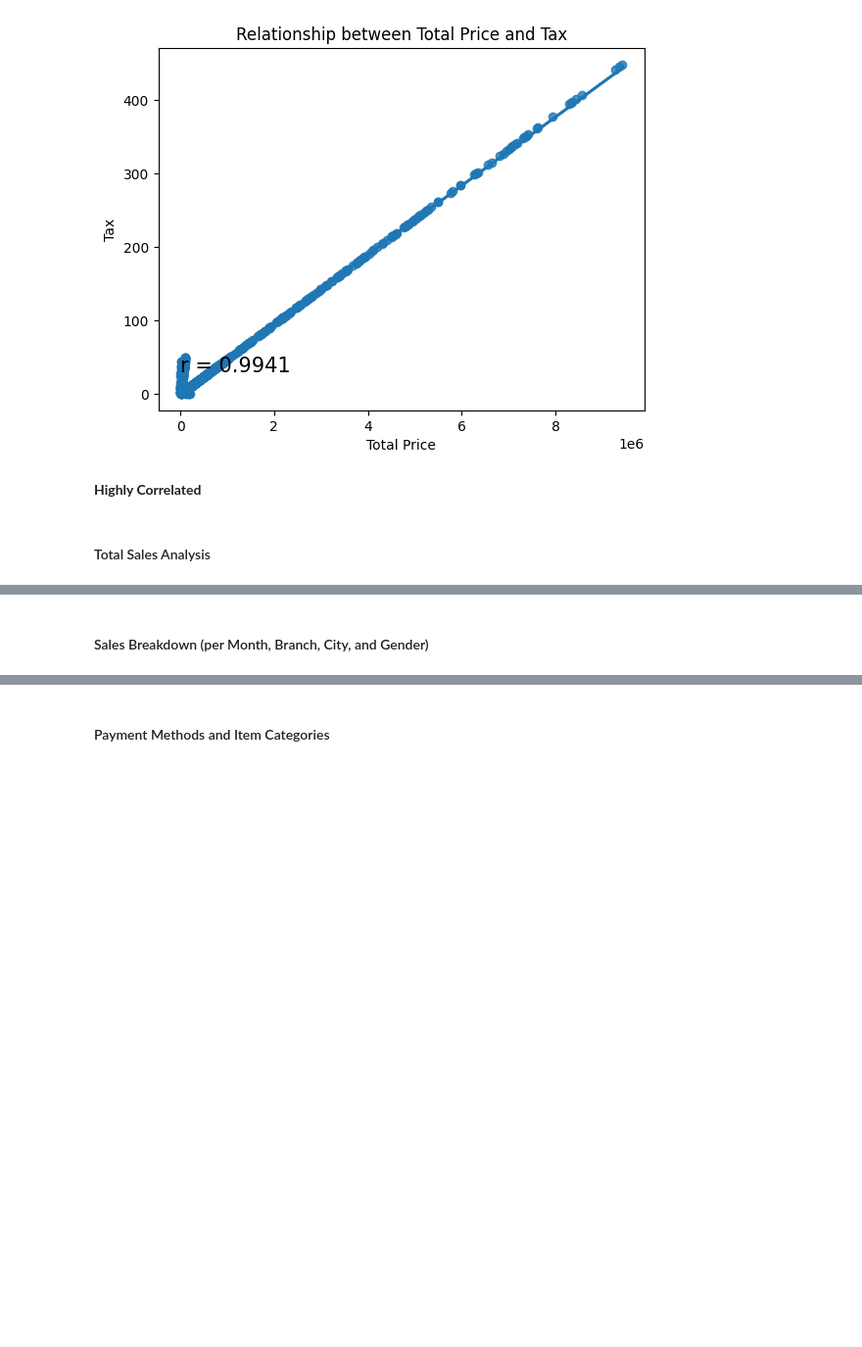
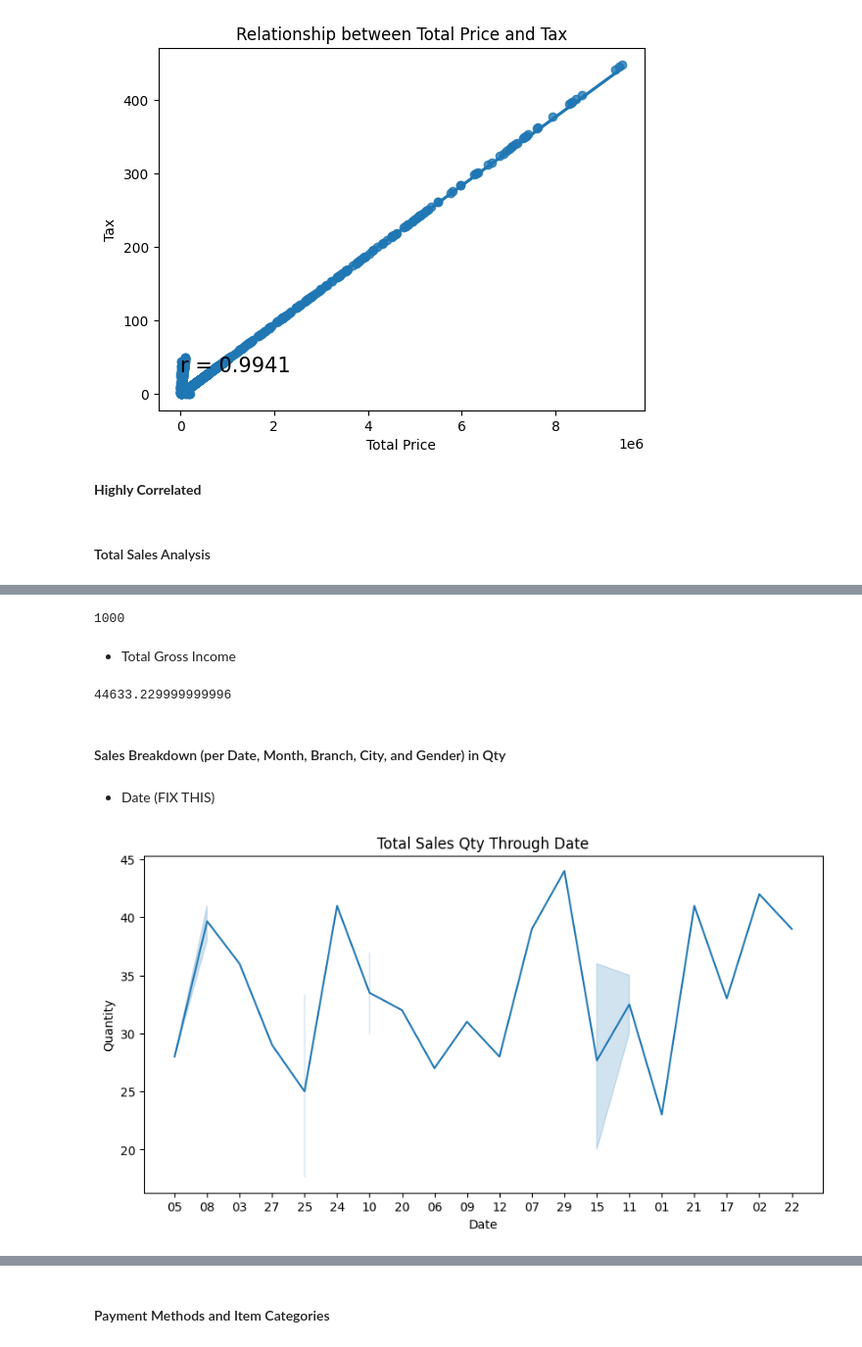
Before and after one commit to rzkybagaskara/Week4_DataAnalyst_IO, a Jupyter notebook: Week4_IO.ipynb, the cells around one changed output, grey strips where cells are left out. Shown at 98% size. Saved outputs shown, nothing was run; the diff lists cells and outputs as text; code cells hidden in the pictures; blank space fills up the shorter version.

Commit message:
add sales breakdown, product line, payment methods, and tax analysis (partially)

```diff
--- a/Week4_IO.ipynb
+++ b/Week4_IO.ipynb
@@ -36,0 +39,2 @@ df
+# %%
+df[['MM', 'DD', 'YY']] = df['Date'].str.split('/', expand=True)
@@ -42,6 +52,8 @@ df.shape #rows, col
 df['Total'] = df['Total'].apply(lambda x: float(x.replace('.', '')))
 # %%
 df['Total'] = df['Total'].astype(float)
+# %%
+df['Time'] = pd.to_datetime(df['Time'], format='%H:%M').dt.floor('H')
 # %%
 df.dtypes
 # %% [output]
@@ -405,2 +417,32 @@ plt.show()
+# %%
+total_sales_qty = df['Invoice ID'].count()
+print(total_sales_qty)
+# %% [output]
+1000
+# %% [markdown]
+- Total Gross Income
+# %%
+total_gross_income = df['gross income'].sum()
+print(total_gross_income)
+# %% [output]
+44633.229999999996
 # %% [markdown]
-#### Sales Breakdown (per Month, Branch, City, and Gender)
+#### Sales Breakdown (per Date, Month, Branch, City, and Gender) in Qty
+# %% [markdown]
+- Date (FIX THIS)
+# %%
+#sort dates
+sorted_dates = df['DD'].sort_values(ascending=True)
+
+#sales trends
+sales_through_dates = df.groupby('DD').count().reset_index()
+
+fig, ax = plt.subplots(figsize=(10, 5))
+
+sns.lineplot(data=sales_through_dates, x=sorted_dates, y='Invoice ID', sort=True, ax=ax)
+plt.title('Total Sales Qty Through Date')
+plt.xlabel('Date')
+plt.ylabel('Quantity')
+plt.show()
+# %% [output]
+[figure, added]
```
Also changed, not shown: parts of 27 cells of this notebook.
